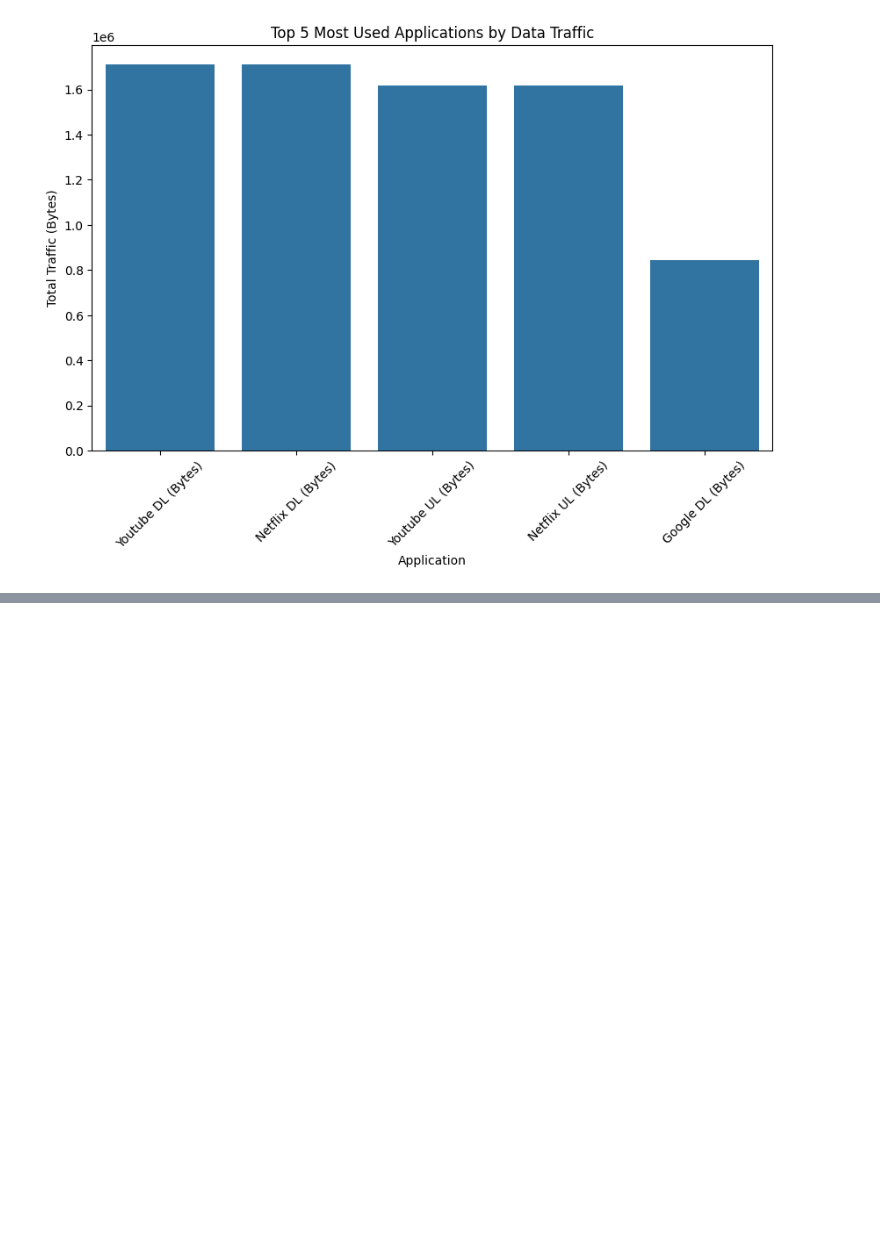
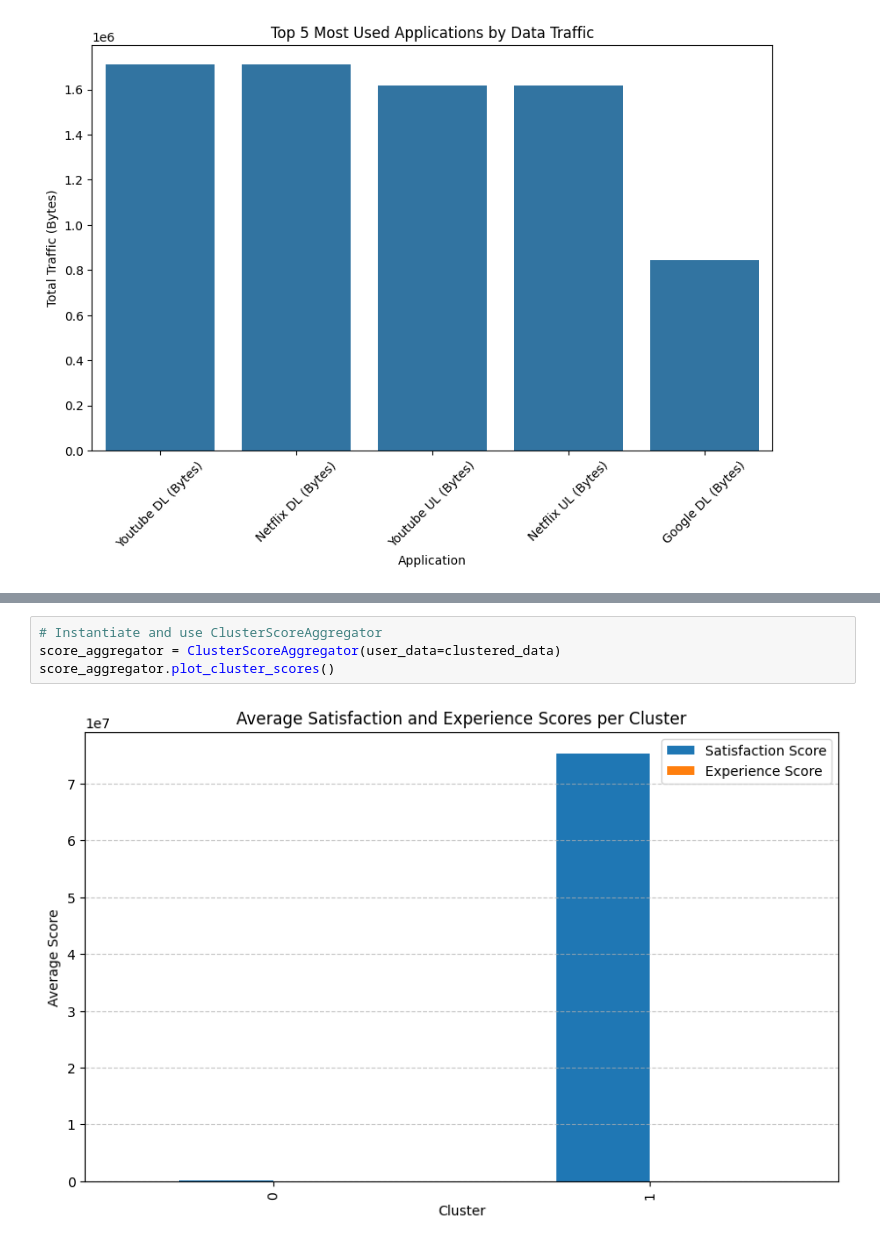
Before and after one commit to fsefu/customer-insights-analytics, a Jupyter notebook: notebooks/satisfaction_analysis.ipynb, the cells around one changed output, grey strips where cells are left out. Drawn from its saved outputs; the diff is of its cells as text; blank space fills up the shorter version.

```diff
--- a/notebooks/satisfaction_analysis.ipynb
+++ b/notebooks/satisfaction_analysis.ipynb
@@ -217,0 +266,6 @@ print(clustered_data.head())
+# %%
+# Instantiate and use ClusterScoreAggregator
+score_aggregator = ClusterScoreAggregator(user_data=clustered_data)
+score_aggregator.plot_cluster_scores()
+# %% [output]
+[figure, added]
```
Also changed, not shown: parts of 6 cells of this notebook, 2 other files.
